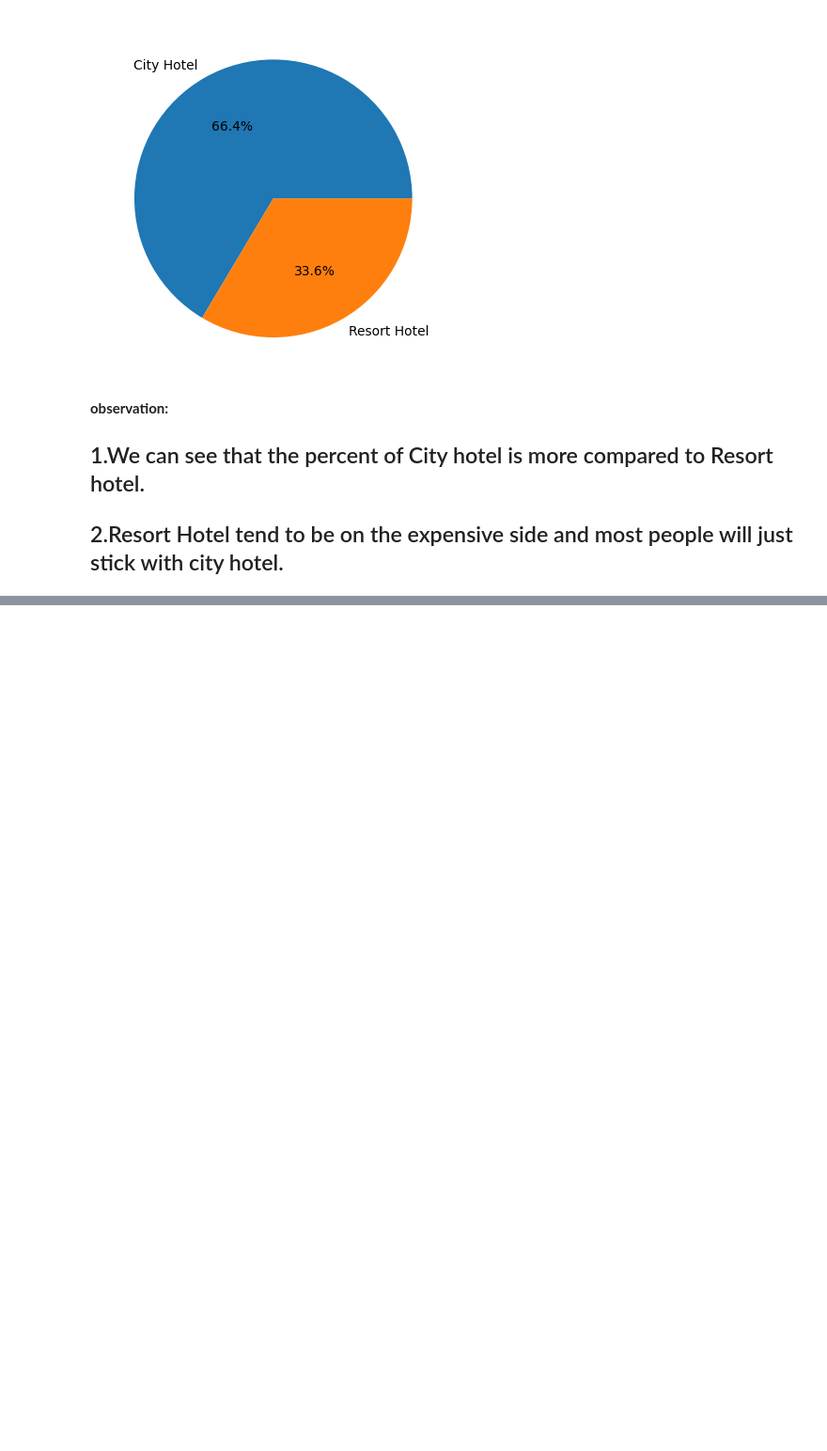
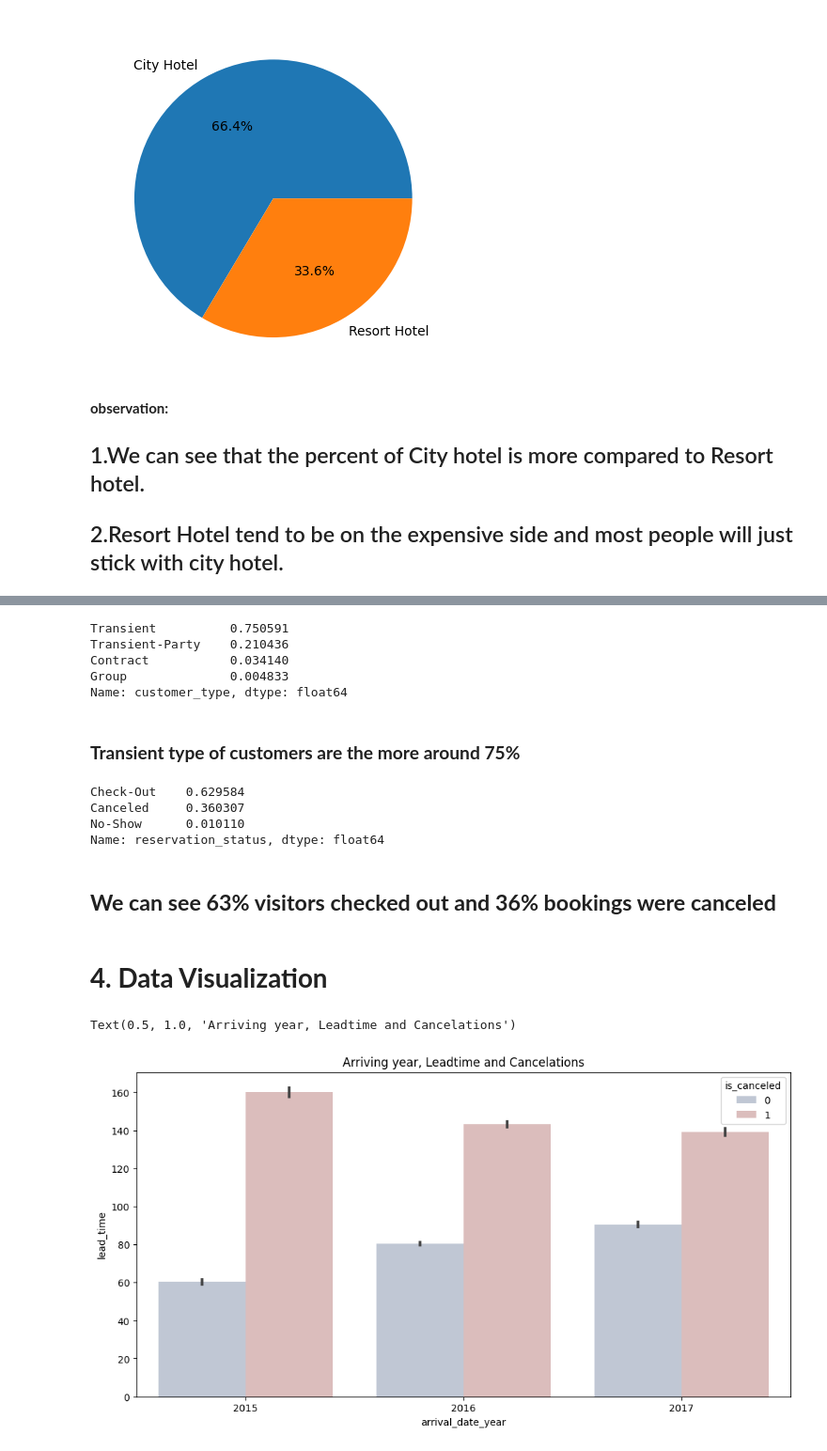
Before and after one commit to Mohan1-2/Hotel_Booking_Analysis_EDA, a Jupyter notebook: Hotel_Booking_Analysis_EDA.ipynb, the cells around one changed output, grey strips where cells are left out. Shown at 94% size. Saved outputs shown, nothing was run; the diff lists cells and outputs as text; code cells hidden in the pictures; blank space fills up the shorter version.

```diff
--- a/Hotel_Booking_Analysis_EDA.ipynb
+++ b/Hotel_Booking_Analysis_EDA.ipynb
@@ -221,0 +372,28 @@ plt.pie(city_num,labels=resort_num,autopct='%1.1f%%')
+# %%
+df.customer_type.value_counts(normalize=True)
+# %% [output]
+Transient          0.750591
+Transient-Party    0.210436
+Contract           0.034140
+Group              0.004833
+Name: customer_type, dtype: float64
+# %% [markdown]
+### **Transient type of customers are the more around 75%**
+# %%
+df.reservation_status.value_counts(normalize=True)
+# %% [output]
+Check-Out    0.629584
+Canceled     0.360307
+No-Show      0.010110
+Name: reservation_status, dtype: float64
+# %% [markdown]
+## **We can see 63% visitors checked out and 36% bookings were canceled**
+# %% [markdown]
+# **4. Data Visualization**
+# %%
+plt.figure(figsize=(12,6))
+sns.barplot(x='arrival_date_year', y='lead_time',hue='is_canceled',data= df, palette='vlag')
+plt.title('Arriving year, Leadtime and Cancelations')
+# %% [output]
+Text(0.5, 1.0, 'Arriving year, Leadtime and Cancelations')
+[figure, added]
```
Also changed, not shown: parts of 67 cells of this notebook.
